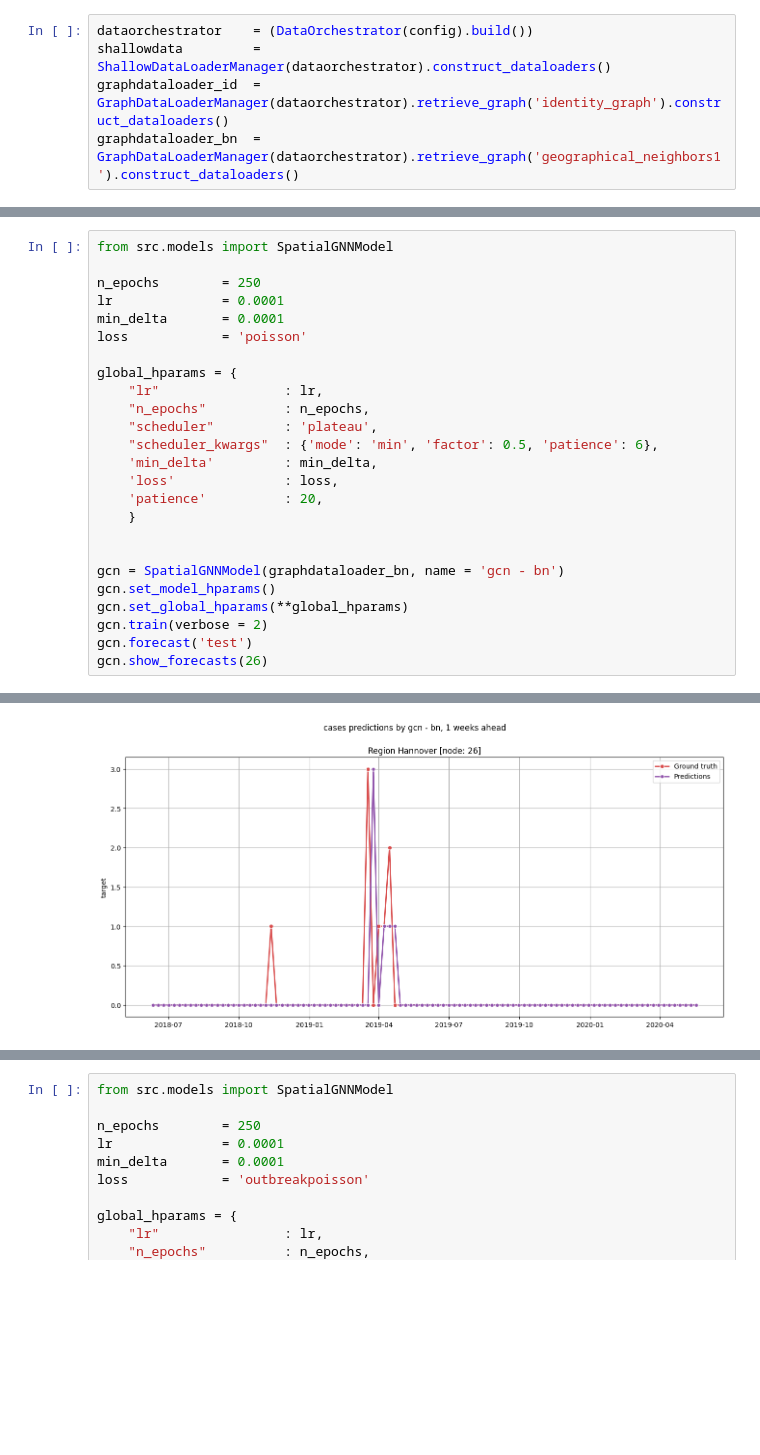
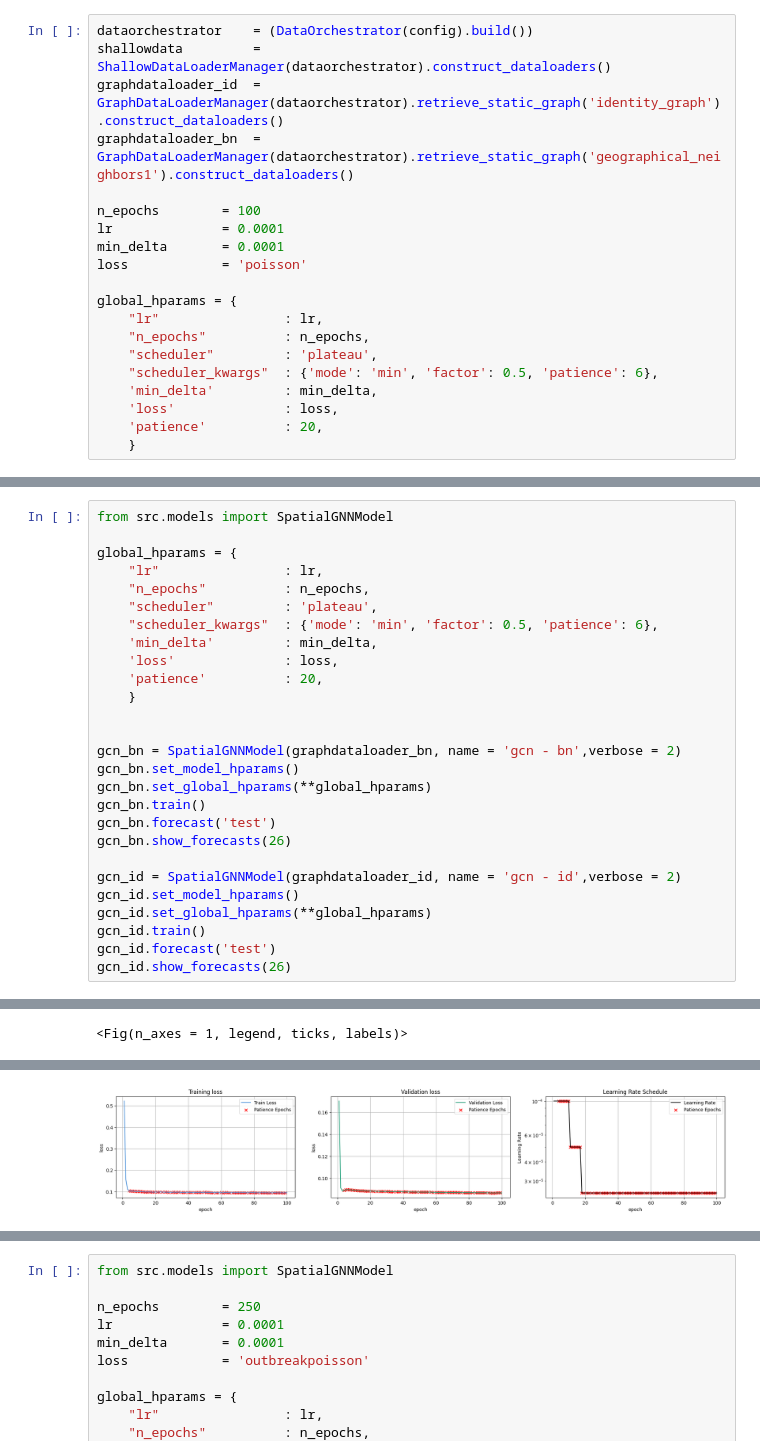
Before and after one commit to stends2001/infectious_disease_gnn, a Jupyter notebook: src/notebooks/X. predicting integers.ipynb, the cells around one changed output, grey strips where cells are left out. Drawn from its saved outputs; the diff is of its cells as text; blank space fills up the shorter version.

Commit message:
integrated figures into evaluation

```diff
--- a/src/notebooks/X. predicting integers.ipynb
+++ b/src/notebooks/X. predicting integers.ipynb
@@ -48,5 +46,20 @@ data_orchestrator = (DataOrchestrator(config)
 # %%
 dataorchestrator    = (DataOrchestrator(config).build())
 shallowdata         = ShallowDataLoaderManager(dataorchestrator).construct_dataloaders()
-graphdataloader_id  = GraphDataLoaderManager(dataorchestrator).retrieve_graph('identity_graph').construct_dataloaders()
-graphdataloader_bn  = GraphDataLoaderManager(dataorchestrator).retrieve_graph('geographical_neighbors1').construct_dataloaders()
+graphdataloader_id  = GraphDataLoaderManager(dataorchestrator).retrieve_static_graph('identity_graph').construct_dataloaders()
+graphdataloader_bn  = GraphDataLoaderManager(dataorchestrator).retrieve_static_graph('geographical_neighbors1').construct_dataloaders()
+
+n_epochs        = 100
+lr              = 0.0001
+min_delta       = 0.0001
+loss            = 'poisson'
+
+global_hparams = {
+    "lr"                : lr,
+    "n_epochs"          : n_epochs,
+    "scheduler"         : 'plateau',
+    "scheduler_kwargs"  : {'mode': 'min', 'factor': 0.5, 'patience': 6},
+    'min_delta'         : min_delta,
+    'loss'              : loss,
+    'patience'          : 20,
+    }
@@ -100,10 +66,5 @@ additonal transformation
 # %%
 from src.models import SpatialGNNModel
-
-n_epochs        = 250
-lr              = 0.0001
-min_delta       = 0.0001
-loss            = 'poisson'
 
 global_hparams = {
     "lr"                : lr,
@@ -116,11 +77,18 @@ global_hparams = {
     }
 
 
-gcn = SpatialGNNModel(graphdataloader_bn, name = 'gcn - bn')
-gcn.set_model_hparams()
-gcn.set_global_hparams(**global_hparams)
-gcn.train(verbose = 2)
-gcn.forecast('test')
-gcn.show_forecasts(26)
+gcn_bn = SpatialGNNModel(graphdataloader_bn, name = 'gcn - bn',verbose = 2)
+gcn_bn.set_model_hparams()
+gcn_bn.set_global_hparams(**global_hparams)
+gcn_bn.train()
+gcn_bn.forecast('test')
+gcn_bn.show_forecasts(26)
+
+gcn_id = SpatialGNNModel(graphdataloader_id, name = 'gcn - id',verbose = 2)
+gcn_id.set_model_hparams()
+gcn_id.set_global_hparams(**global_hparams)
+gcn_id.train()
+gcn_id.forecast('test')
+gcn_id.show_forecasts(26)
 # %% [output]
 ==================================================
@@ -146,0 +137 @@ additonal transformation
+<Fig(n_axes = 1, legend, ticks, labels)>
@@ -148 +139 @@ additonal transformation
-[figure, old version]
+[figure, new version]
```
Also changed, not shown: parts of 8 cells of this notebook, 15 other files.
